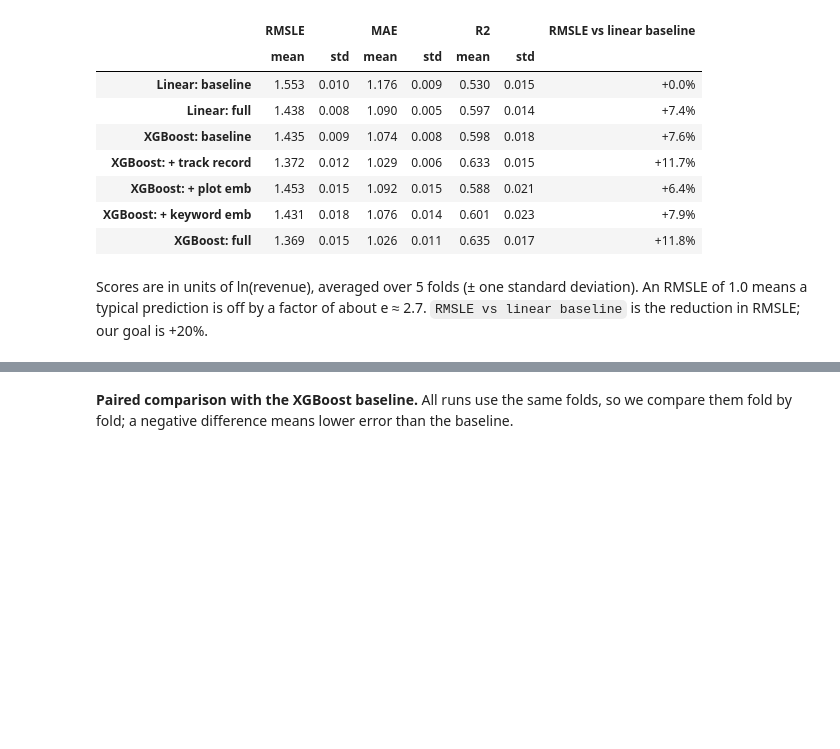
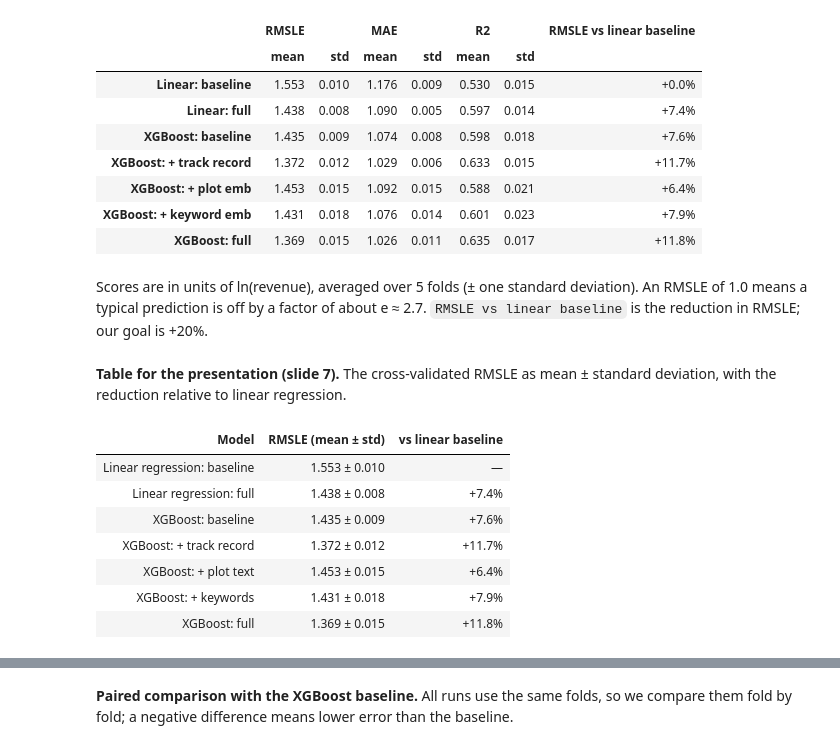
Before and after one commit to Erdos-Projects/fall-2026-executive-producers, a Jupyter notebook: notebooks/03_models.ipynb, the cells around one changed output, grey strips where cells are left out. Saved outputs shown, nothing was run; the diff lists cells and outputs as text; code cells hidden in the pictures; blank space fills up the shorter version.

```diff
--- a/notebooks/03_models.ipynb
+++ b/notebooks/03_models.ipynb
@@ -186,6 +186,56 @@ summary.round(3)
 | XGBoost: full | 1.369 | 0.015 | 1.026 | 0.011 | 0.635 | 0.017 | +11.8% |
 # %% [markdown]
 Scores are in units of ln(revenue), averaged over 5 folds (± one standard deviation). An RMSLE of 1.0 means a typical prediction is off by a factor of about e ≈ 2.7. `RMSLE vs linear baseline` is the reduction in RMSLE; our goal is +20%.
+# %% [markdown]
+**Table for the presentation (slide 7).** The cross-validated RMSLE as mean ± standard deviation, with the reduction relative to linear regression.
+# %%
+# Model names used in the presentation
+LABELS = {
+    "Linear: baseline": "Linear regression: baseline",
+    "Linear: full": "Linear regression: full",
+    "XGBoost: + plot emb": "XGBoost: + plot text",
+    "XGBoost: + keyword emb": "XGBoost: + keywords",
+}
+
+BLUE, TINT, LINE = "#1F5CB6", "#EEF3FB", "#D9D9D9"
+
+
+def slide_style(table, highlight=()):
+    """Display a table in the same style as the presentation slides."""
+    df = table.reset_index()                       # "Model" becomes a normal column in the header row
+    def row_style(row):
+        css = f"background-color: {TINT}; font-weight: bold" if row["Model"] in highlight else "background-color: white"
+        return [css] * len(row)
+    return (df.style
+              .hide(axis="index")
+              .apply(row_style, axis=1)
+              .set_properties(**{"font-family": "Arial", "color": "#1A1A1A",
+                                 "border-bottom": f"1px solid {LINE}", "padding": "4px 12px"})
+              .set_properties(subset=["Model"], **{"text-align": "left"})
+              .set_properties(subset=list(df.columns[1:]), **{"text-align": "right"})
+              .set_table_styles([
+                  {"selector": "th", "props": f"background-color: {BLUE}; color: white; font-family: Arial; "
+                                              "font-weight: bold; padding: 6px 12px; text-align: right;"},
+                  {"selector": "th.col0", "props": "text-align: left;"},
+                  {"selector": "", "props": "border-collapse: collapse;"},
+              ]))
+
+cv_table = pd.DataFrame({
+    "RMSLE (mean ± std)": [f"{m:.3f} ± {s:.3f}" for m, s in
+                           zip(summary[("RMSLE", "mean")], summary[("RMSLE", "std")])],
+    "vs linear baseline": (1 - summary[("RMSLE", "mean")] / lin_rmsle).map("{:+.1%}".format).replace("+0.0%", "—").values,
+}, index=summary.index.map(lambda r: LABELS.get(r, r)))
+cv_table.index.name = "Model"
+slide_style(cv_table, highlight=["XGBoost: + track record", "XGBoost: full"])
+# %% [output]
+| Model | RMSLE (mean ± std) | vs linear baseline |
+| Linear regression: baseline | 1.553 ± 0.010 | — |
+| Linear regression: full | 1.438 ± 0.008 | +7.4% |
+| XGBoost: baseline | 1.435 ± 0.009 | +7.6% |
+| XGBoost: + track record | 1.372 ± 0.012 | +11.7% |
+| XGBoost: + plot text | 1.453 ± 0.015 | +6.4% |
+| XGBoost: + keywords | 1.431 ± 0.018 | +7.9% |
+| XGBoost: full | 1.369 ± 0.015 | +11.8% |
 # %%
 fig, ax = plt.subplots(figsize=(8, 4.5))
 order = list(runs)
```
Also changed, not shown: parts of 3 cells of this notebook.
